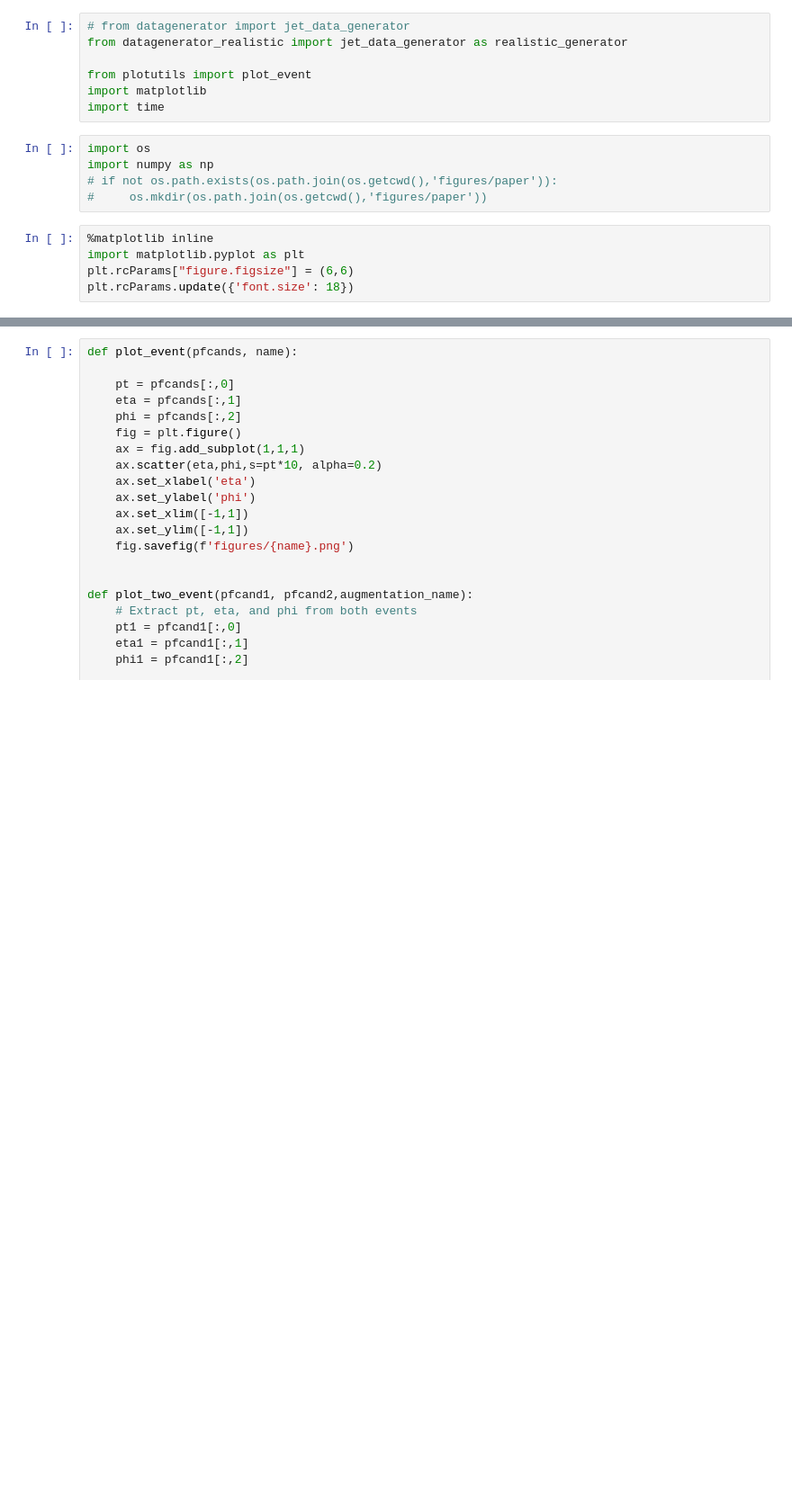
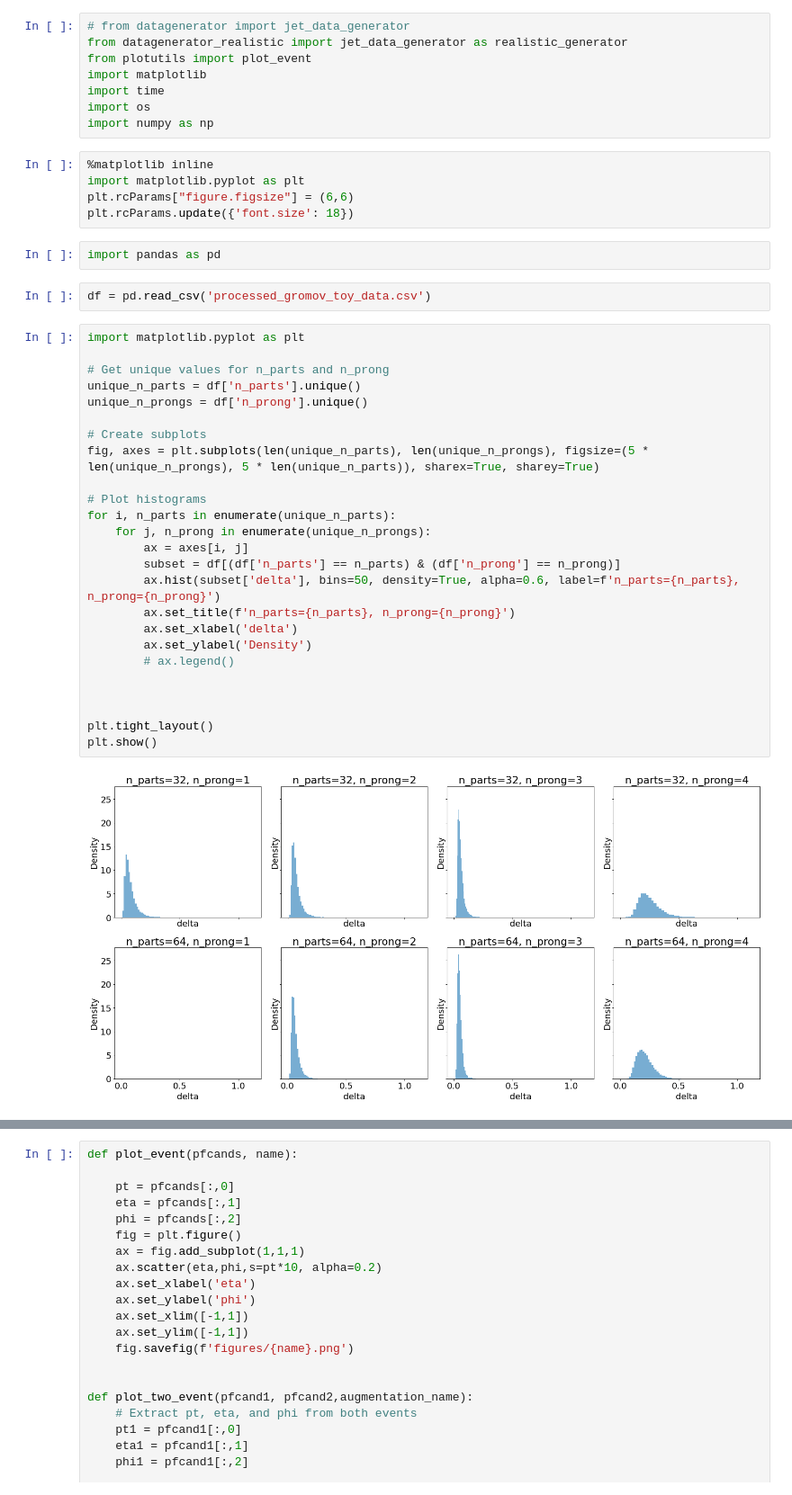
Before and after one commit to nswood/ToyJetGenerator, a Jupyter notebook: Testing_Toy_Jet_and_Plot_Zg.ipynb, the cells around one changed output, grey strips where cells are left out. Shown: that part at 90% size. Cells and saved outputs as stored; diff of their text form; blank space fills up the shorter version.

```diff
--- a/Testing_Toy_Jet_and_Plot_Zg.ipynb
+++ b/Testing_Toy_Jet_and_Plot_Zg.ipynb
@@ -1,17 +1,44 @@
 # %%
 # from datagenerator import jet_data_generator
 from datagenerator_realistic import jet_data_generator as realistic_generator
-
 from plotutils import plot_event
 import matplotlib
 import time
+import os
+import numpy as np
-# %%
-import os
-import numpy as np
-# if not os.path.exists(os.path.join(os.getcwd(),'figures/paper')):
-#     os.mkdir(os.path.join(os.getcwd(),'figures/paper'))
 # %%
 %matplotlib inline
 import matplotlib.pyplot as plt
 plt.rcParams["figure.figsize"] = (6,6)
 plt.rcParams.update({'font.size': 18})
+# %%
+import pandas as pd
+# %%
+df = pd.read_csv('processed_gromov_toy_data.csv')
+# %%
+import matplotlib.pyplot as plt
+
+# Get unique values for n_parts and n_prong
+unique_n_parts = df['n_parts'].unique()
+unique_n_prongs = df['n_prong'].unique()
+
+# Create subplots
+fig, axes = plt.subplots(len(unique_n_parts), len(unique_n_prongs), figsize=(5 * len(unique_n_prongs), 5 * len(unique_n_parts)), sharex=True, sharey=True)
+
+# Plot histograms
+for i, n_parts in enumerate(unique_n_parts):
+    for j, n_prong in enumerate(unique_n_prongs):
+        ax = axes[i, j]
+        subset = df[(df['n_parts'] == n_parts) & (df['n_prong'] == n_prong)]
+        ax.hist(subset['delta'], bins=50, density=True, alpha=0.6, label=f'n_parts={n_parts}, n_prong={n_prong}')
+        ax.set_title(f'n_parts={n_parts}, n_prong={n_prong}')
+        ax.set_xlabel('delta')
+        ax.set_ylabel('Density')
+        # ax.legend()
+
+
+
+plt.tight_layout()
+plt.show()
+# %% [output]
+[figure, added]
```
Also changed, not shown: parts of 41 cells of this notebook, 4 other files.
